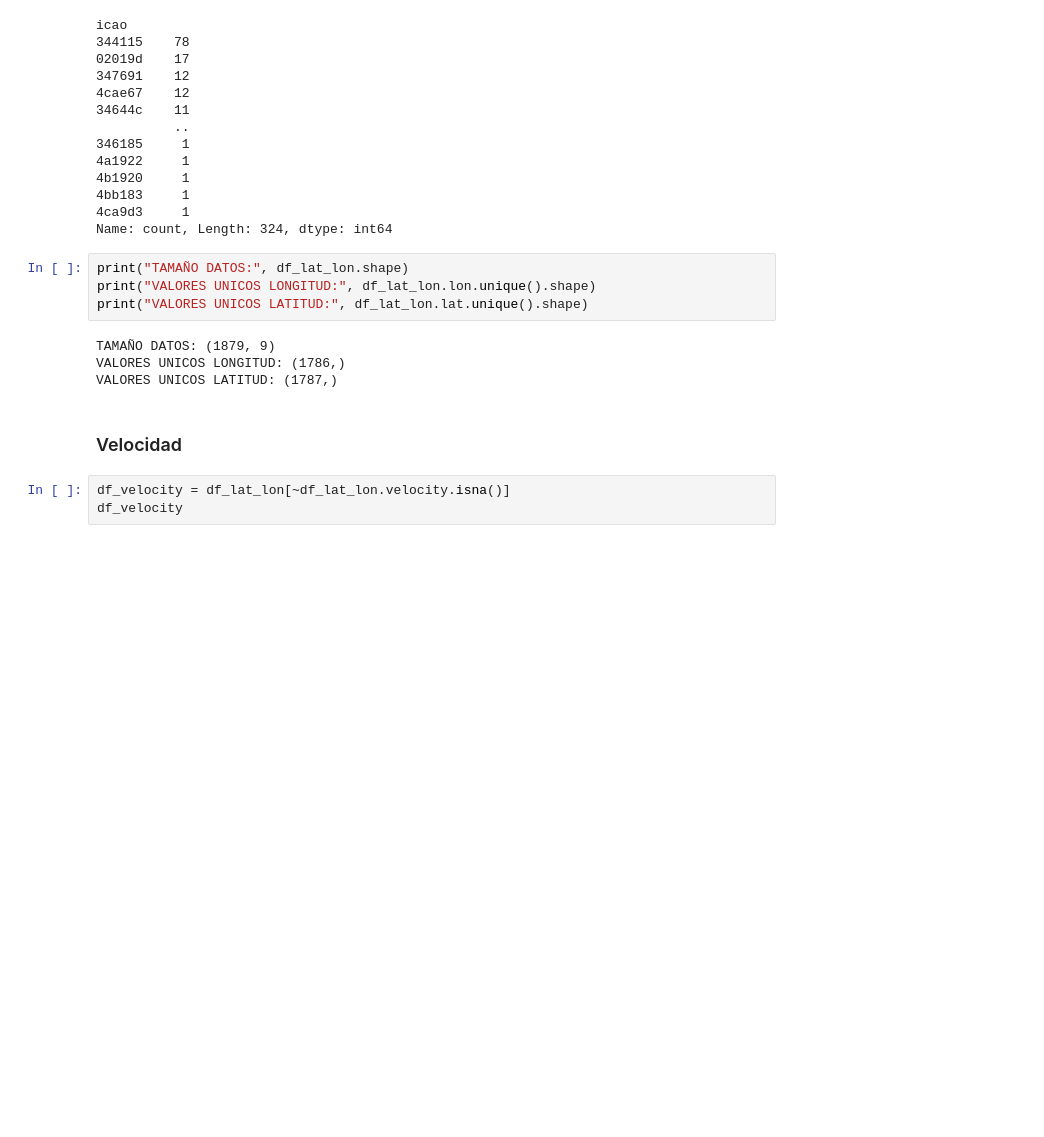
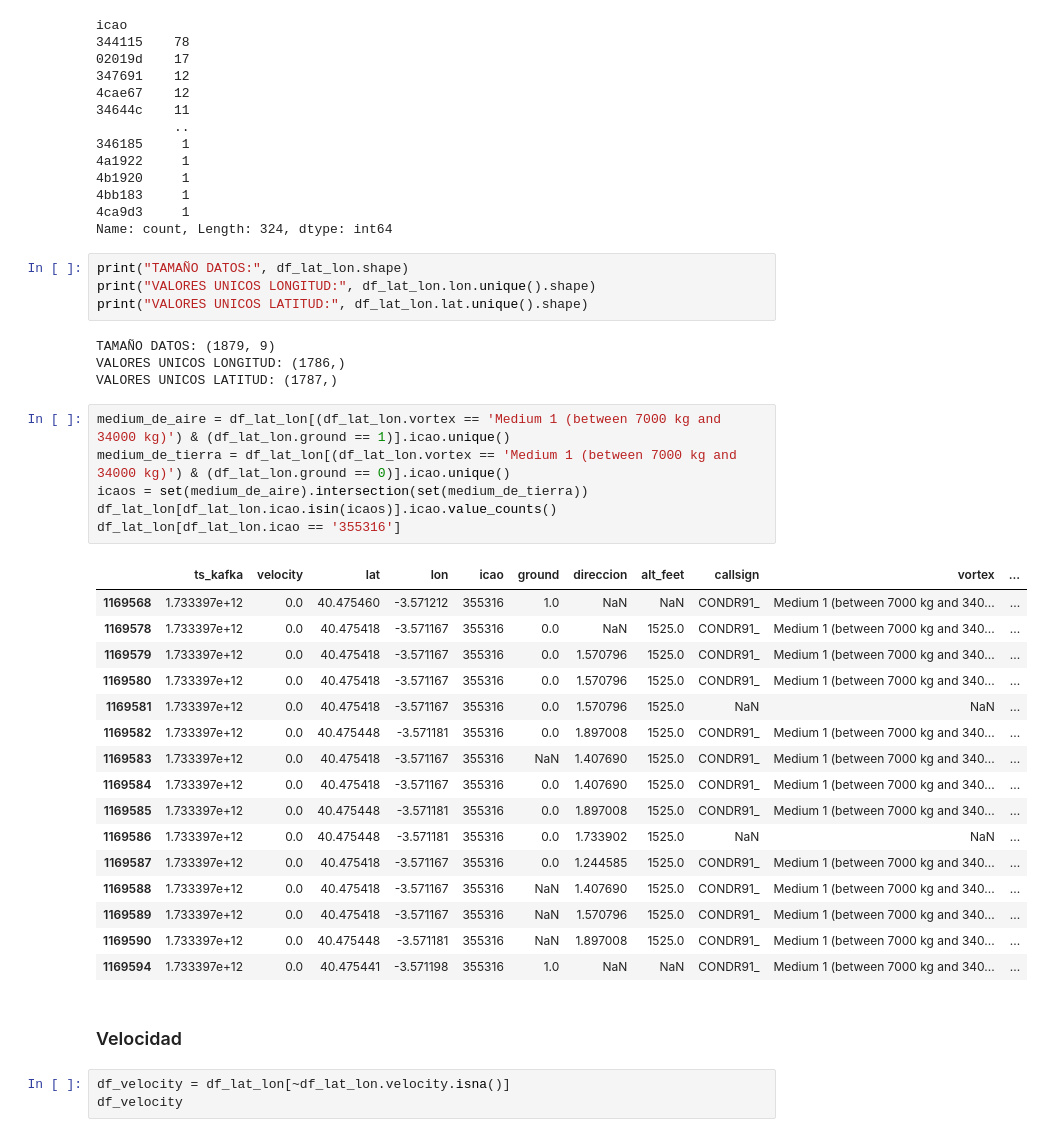
Before and after one commit to artemvarucm/PD2, a Jupyter notebook: src/exploracion/mapa.ipynb, the cells around one changed output. Drawn from its saved outputs; the diff is of its cells as text; blank space fills up the shorter version.

```diff
--- a/src/exploracion/mapa.ipynb
+++ b/src/exploracion/mapa.ipynb
@@ -93,6 +137,29 @@ print("VALORES UNICOS LATITUD:", df_lat_lon.lat.unique().shape)
 TAMAÑO DATOS: (1879, 9)
 VALORES UNICOS LONGITUD: (1786,)
 VALORES UNICOS LATITUD: (1787,)
+# %%
+medium_de_aire = df_lat_lon[(df_lat_lon.vortex == 'Medium 1 (between 7000 kg and 34000 kg)') & (df_lat_lon.ground == 1)].icao.unique()
+medium_de_tierra = df_lat_lon[(df_lat_lon.vortex == 'Medium 1 (between 7000 kg and 34000 kg)') & (df_lat_lon.ground == 0)].icao.unique()
+icaos = set(medium_de_aire).intersection(set(medium_de_tierra))
+df_lat_lon[df_lat_lon.icao.isin(icaos)].icao.value_counts()
+df_lat_lon[df_lat_lon.icao == '355316']
+# %% [output]
+|  | ts_kafka | velocity | lat | lon | icao | ground | direccion | alt_feet | callsign | vortex | ... |
+| 1169568 | 1.733397e+12 | 0.0 | 40.475460 | -3.571212 | 355316 | 1.0 | NaN | NaN | CONDR91_ | Medium 1 (between 7000 kg and 340... | ... |
+| 1169578 | 1.733397e+12 | 0.0 | 40.475418 | -3.571167 | 355316 | 0.0 | NaN | 1525.0 | CONDR91_ | Medium 1 (between 7000 kg and 340... | ... |
+| 1169579 | 1.733397e+12 | 0.0 | 40.475418 | -3.571167 | 355316 | 0.0 | 1.570796 | 1525.0 | CONDR91_ | Medium 1 (between 7000 kg and 340... | ... |
+| 1169580 | 1.733397e+12 | 0.0 | 40.475418 | -3.571167 | 355316 | 0.0 | 1.570796 | 1525.0 | CONDR91_ | Medium 1 (between 7000 kg and 340... | ... |
+| 1169581 | 1.733397e+12 | 0.0 | 40.475418 | -3.571167 | 355316 | 0.0 | 1.570796 | 1525.0 | NaN | NaN | ... |
+| 1169582 | 1.733397e+12 | 0.0 | 40.475448 | -3.571181 | 355316 | 0.0 | 1.897008 | 1525.0 | CONDR91_ | Medium 1 (between 7000 kg and 340... | ... |
+| 1169583 | 1.733397e+12 | 0.0 | 40.475418 | -3.571167 | 355316 | NaN | 1.407690 | 1525.0 | CONDR91_ | Medium 1 (between 7000 kg and 340... | ... |
+| 1169584 | 1.733397e+12 | 0.0 | 40.475418 | -3.571167 | 355316 | 0.0 | 1.407690 | 1525.0 | CONDR91_ | Medium 1 (between 7000 kg and 340... | ... |
+| 1169585 | 1.733397e+12 | 0.0 | 40.475448 | -3.571181 | 355316 | 0.0 | 1.897008 | 1525.0 | CONDR91_ | Medium 1 (between 7000 kg and 340... | ... |
+| 1169586 | 1.733397e+12 | 0.0 | 40.475448 | -3.571181 | 355316 | 0.0 | 1.733902 | 1525.0 | NaN | NaN | ... |
+| 1169587 | 1.733397e+12 | 0.0 | 40.475418 | -3.571167 | 355316 | 0.0 | 1.244585 | 1525.0 | CONDR91_ | Medium 1 (between 7000 kg and 340... | ... |
+| 1169588 | 1.733397e+12 | 0.0 | 40.475418 | -3.571167 | 355316 | NaN | 1.407690 | 1525.0 | CONDR91_ | Medium 1 (between 7000 kg and 340... | ... |
+| 1169589 | 1.733397e+12 | 0.0 | 40.475418 | -3.571167 | 355316 | NaN | 1.570796 | 1525.0 | CONDR91_ | Medium 1 (between 7000 kg and 340... | ... |
+| 1169590 | 1.733397e+12 | 0.0 | 40.475448 | -3.571181 | 355316 | NaN | 1.897008 | 1525.0 | CONDR91_ | Medium 1 (between 7000 kg and 340... | ... |
+| 1169594 | 1.733397e+12 | 0.0 | 40.475441 | -3.571198 | 355316 | 1.0 | NaN | NaN | CONDR91_ | Medium 1 (between 7000 kg and 340... | ... |
 # %% [markdown]
 ### Velocidad
 # %%
```
Also changed, not shown: parts of 6 cells of this notebook, 7 other files.
